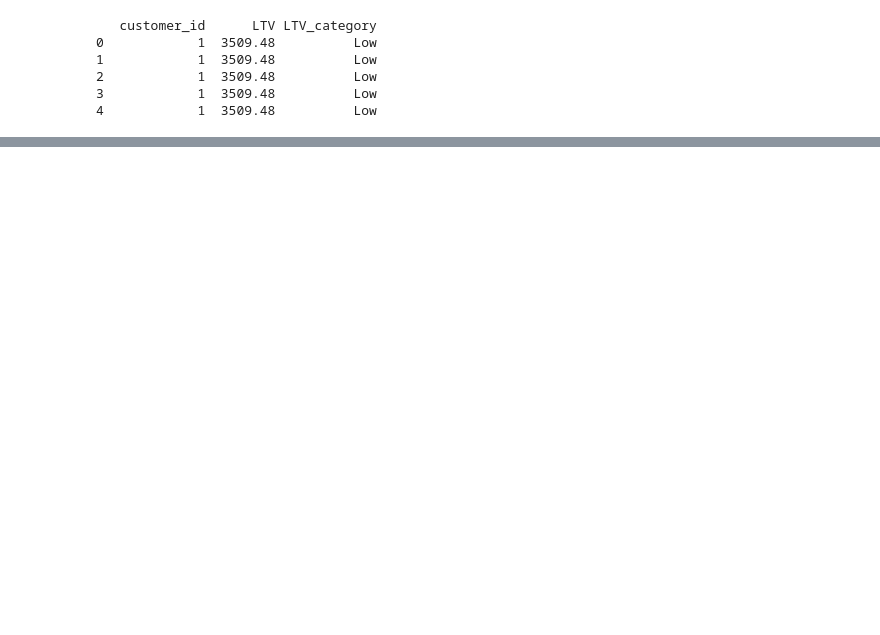
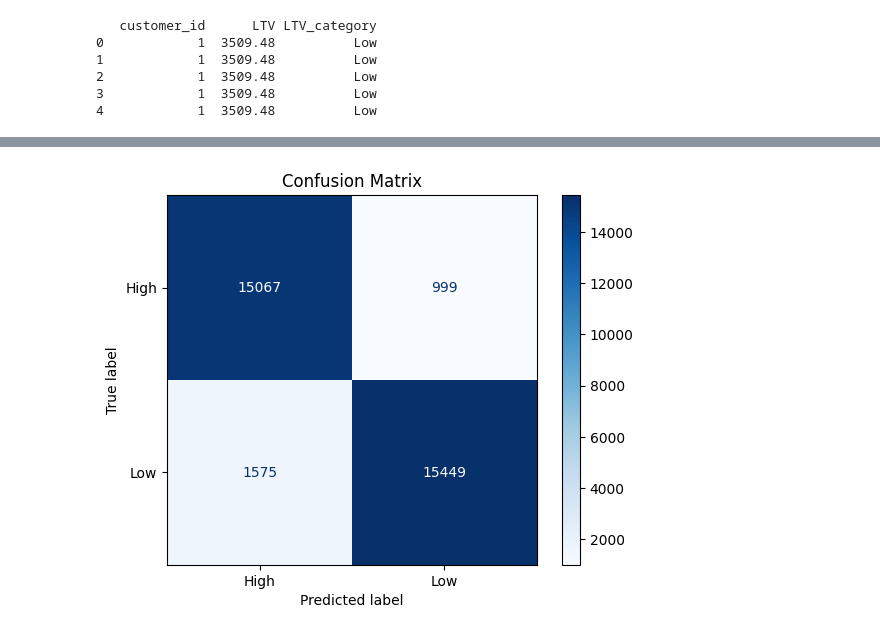
Before and after one commit to EthanRosehart/schulich_data_science, a Jupyter notebook: a2ecomx.ipynb, the cells around one changed output, grey strips where cells are left out. Drawn from its saved outputs; the diff is of its cells as text; code cells hidden in the pictures; blank space fills up the shorter version.

Commit message:
assignment death

```diff
--- a/a2ecomx.ipynb
+++ b/a2ecomx.ipynb
@@ -673,0 +592,15 @@ You can try to debug the error by setting error_score='raise'.
+# %%
+# Age Bins: 18-27, 28-37, 38-48, 49-59, 60+
+# Define the bin edges and labels
+bin_edges = [18, 27, 37, 48, 59, df_merged['age'].max() + 1]
+bin_labels = ['18-27', '28-37', '38-48', '49-59', '60+']
+
+# Assign the bins
+df_merged['age_bin'] = pd.cut(df_merged['age'], bins=bin_edges, labels=bin_labels, right=False)
+
+# Display the first few rows to verify
+print(df_merged[['customer_id', 'age', 'age_bin']].head())
+
+# Check the total number of unique customer_id's in each age bin
+unique_customers_per_bin = df_merged.drop_duplicates('customer_id').groupby('age_bin')['customer_id'].nunique()
+print(unique_customers_per_bin)
@@ -673,0 +955,83 @@ You can try to debug the error by setting error_score='raise'.
+# %%
+# Assuming df_merged is your DataFrame and it's already loaded
+features = [
+    'age_bin', 'product_category', 'duration_years',
+    'number_of_clicks', 'number_of_emails_opened', 'transaction_amount',
+    'number_of_site_visits', 'location', 'gender'
+]
+X = df_merged[features]
+y = df_merged['LTV_category']
+
+# Encode the target variable
+label_encoder = LabelEncoder()
+y_encoded = label_encoder.fit_transform(y)
+
+# Split the data into training and testing sets with encoded labels
+X_train, X_test, y_train, y_test = train_test_split(X, y_encoded, test_size=0.3, stratify=y_encoded)
+
+# Define the numeric transformer
+numeric_features = ['number_of_clicks', 'duration_years',
+                    'number_of_emails_opened', 'transaction_amount', 'number_of_site_visits']
+numeric_transformer = Pipeline(steps=[
+    ('scaler', MinMaxScaler())
+])
+
+# Define the categorical transformer
+categorical_features = ['age_bin', 'product_category', 'location', 'gender']
+categorical_transformer = Pipeline(steps=[
+    ('onehot', OneHotEncoder(handle_unknown='ignore', drop='first'))
+])
+
+# Combine numeric and categorical transformers into a preprocessor
+preprocessor = ColumnTransformer(
+    transformers=[
+        ('num', numeric_transformer, numeric_features),
+        ('cat', categorical_transformer, categorical_features)
+    ])
+
+# Define the pipeline with preprocessor and logistic regression model
+pipeline = Pipeline(steps=[
+    ('preprocessor', preprocessor),
+    ('classifier', LogisticRegression(max_iter=1000))
+])
+
+# Fit the logistic regression model
+pipeline.fit(X_train, y_train)
+
+# Make predictions on the test set
+y_pred = pipeline.predict(X_test)
+y_prob = pipeline.predict_proba(X_test)[:, 1]
+
+# Generate the confusion matrix
+conf_matrix = confusion_matrix(y_test, y_pred)
+print("Confusion Matrix:")
+print(conf_matrix)
+
+# Plot the confusion matrix using ConfusionMatrixDisplay
+disp = ConfusionMatrixDisplay(confusion_matrix=conf_matrix, display_labels=label_encoder.classes_)
+disp.plot(cmap=plt.cm.Blues)
+plt.title("Confusion Matrix")
+plt.show()
+
+# ROC Curve and AUC
+fpr, tpr, thresholds = roc_curve(y_test, y_prob, pos_label=label_encoder.transform(['High'])[0])
+roc_auc = auc(fpr, tpr)
+
+plt.figure()
+plt.plot(fpr, tpr, color='darkorange', lw=2, label=f'ROC curve (area = {roc_auc:.2f})')
+plt.plot([0, 1], [0, 1], color='navy', lw=2, linestyle='--')
+plt.xlim([0.0, 1.0])
+plt.ylim([0.0, 1.05])
+plt.xlabel('False Positive Rate')
+plt.ylabel('True Positive Rate')
+plt.title('Receiver Operating Characteristic (ROC) Curve')
+plt.legend(loc='lower right')
+plt.show()
+
+# Print AUC value
+print(f'AUC: {roc_auc:.2f}')
+
+# Classification report
+print("\nClassification Report:")
+print(classification_report(y_test, y_pred, target_names=label_encoder.classes_))
+# %% [output]
@@ -673,0 +1041 @@ You can try to debug the error by setting error_score='raise'.
+[figure, added]
```
Also changed, not shown: parts of 36 cells of this notebook.
